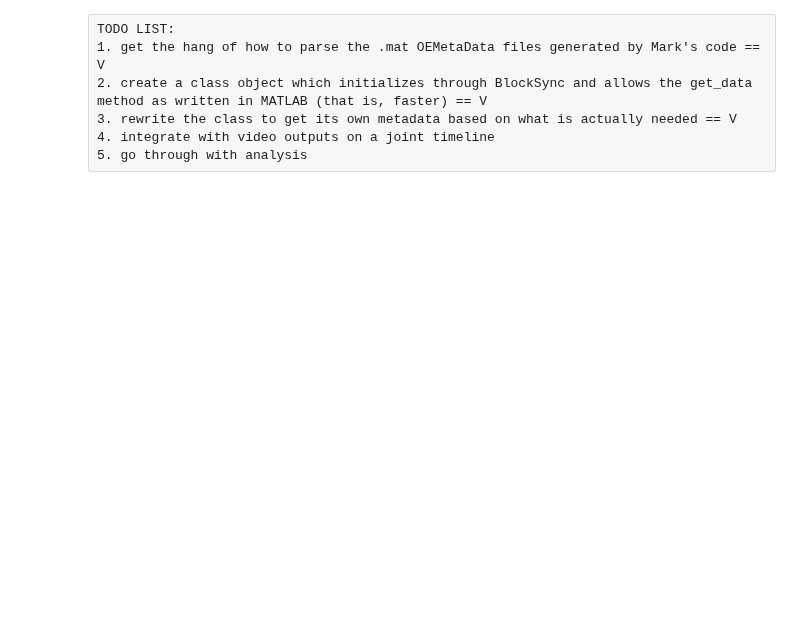
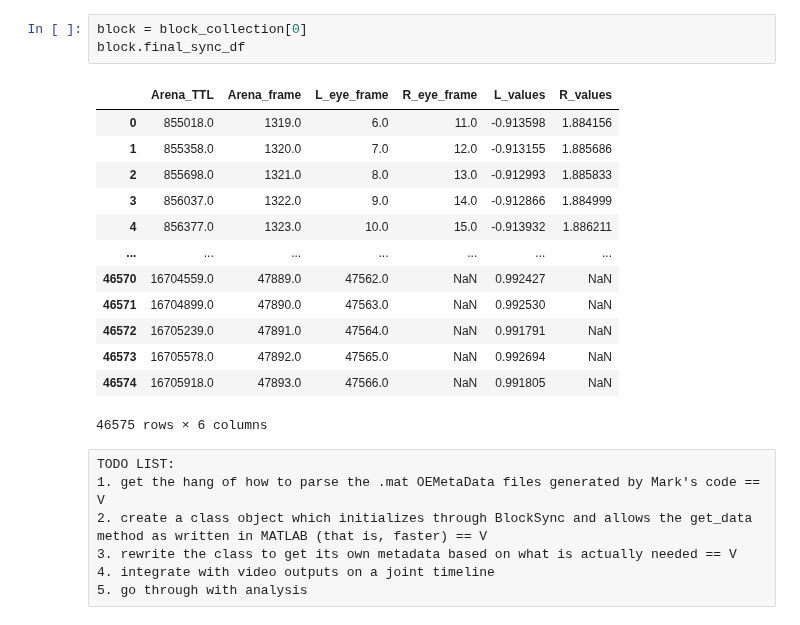
Before and after one commit to neural-electrophysiology-tool-team/Eye-Tracking-Tools, a Jupyter notebook: BlockSyncTesting_forNewOE.ipynb, the cells around one changed output. Saved outputs shown, nothing was run; the diff lists cells and outputs as text; blank space fills up the shorter version.

```diff
--- a/BlockSyncTesting_forNewOE.ipynb
+++ b/BlockSyncTesting_forNewOE.ipynb
@@ -13,3 +886,20 @@ import re
+# %%
+block = block_collection[0]
+block.final_sync_df
+# %% [output]
+|  | Arena_TTL | Arena_frame | L_eye_frame | R_eye_frame | L_values | R_values |
+| 0 | 855018.0 | 1319.0 | 6.0 | 11.0 | -0.913598 | 1.884156 |
+| 1 | 855358.0 | 1320.0 | 7.0 | 12.0 | -0.913155 | 1.885686 |
+| 2 | 855698.0 | 1321.0 | 8.0 | 13.0 | -0.912993 | 1.885833 |
+| 3 | 856037.0 | 1322.0 | 9.0 | 14.0 | -0.912866 | 1.884999 |
+| 4 | 856377.0 | 1323.0 | 10.0 | 15.0 | -0.913932 | 1.886211 |
+| ... | ... | ... | ... | ... | ... | ... |
+| 46570 | 16704559.0 | 47889.0 | 47562.0 | NaN | 0.992427 | NaN |
+| 46571 | 16704899.0 | 47890.0 | 47563.0 | NaN | 0.992530 | NaN |
+| 46572 | 16705239.0 | 47891.0 | 47564.0 | NaN | 0.991791 | NaN |
+| 46573 | 16705578.0 | 47892.0 | 47565.0 | NaN | 0.992694 | NaN |
+| 46574 | 16705918.0 | 47893.0 | 47566.0 | NaN | 0.991805 | NaN |
+46575 rows × 6 columns
 # %% [raw]
 TODO LIST:
 1. get the hang of how to parse the .mat OEMetaData files generated by Mark's code == V
```
Also changed, not shown: parts of 63 cells of this notebook, 3 other files.
